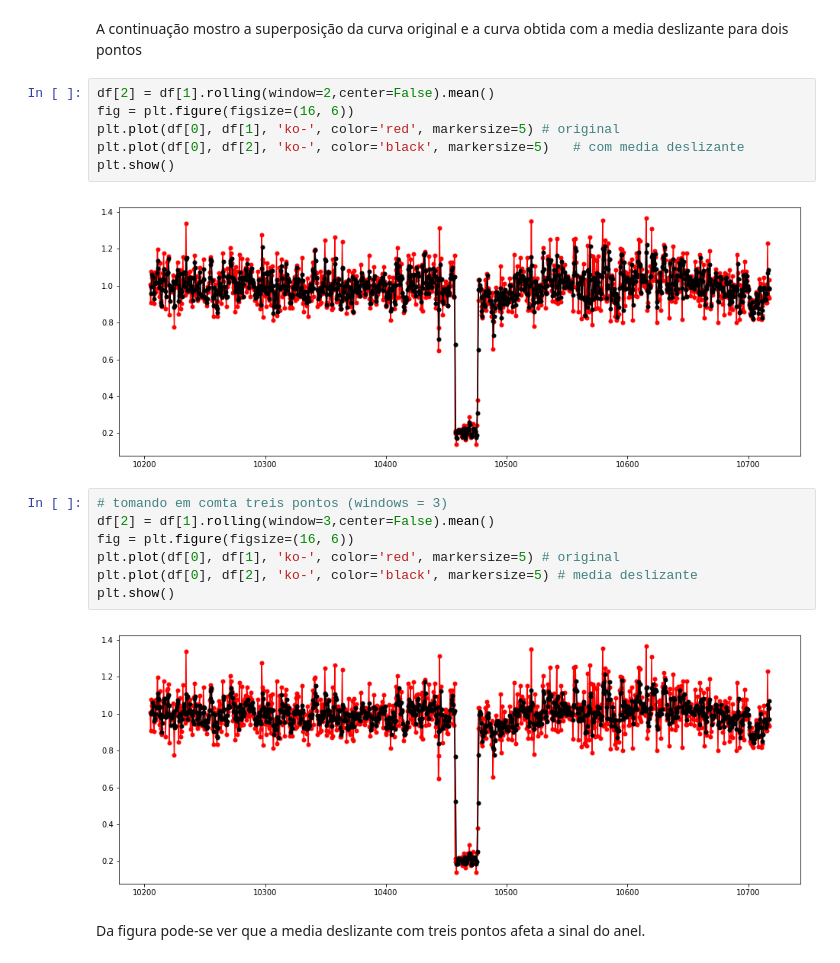
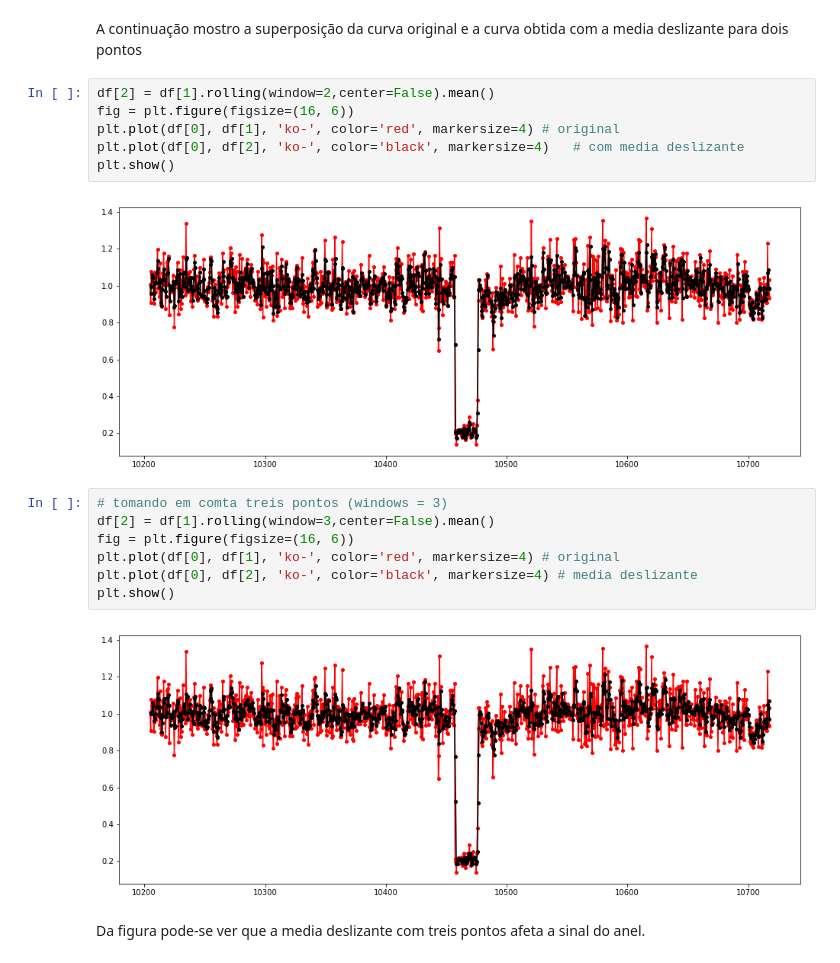
Before and after one commit to fredifqh/occu_chariklo, a Jupyter notebook: photometry_chariklo.ipynb, the cells around one changed output. Cells and saved outputs as stored; diff of their text form.

```diff
--- a/photometry_chariklo.ipynb
+++ b/photometry_chariklo.ipynb
@@ -34,20 +34,20 @@ A continuação mostro a superposição da curva original e a curva obtida com a
 # %%
 df[2] = df[1].rolling(window=2,center=False).mean()
 fig = plt.figure(figsize=(16, 6))
-plt.plot(df[0], df[1], 'ko-', color='red', markersize=5) # original
-plt.plot(df[0], df[2], 'ko-', color='black', markersize=5)   # com media deslizante
+plt.plot(df[0], df[1], 'ko-', color='red', markersize=4) # original
+plt.plot(df[0], df[2], 'ko-', color='black', markersize=4)   # com media deslizante
 plt.show()
 # %% [output]
-[figure, old version]
+[figure, new version]
 # %%
 # tomando em comta treis pontos (windows = 3)
 df[2] = df[1].rolling(window=3,center=False).mean()
 fig = plt.figure(figsize=(16, 6))
-plt.plot(df[0], df[1], 'ko-', color='red', markersize=5) # original
-plt.plot(df[0], df[2], 'ko-', color='black', markersize=5) # media deslizante
+plt.plot(df[0], df[1], 'ko-', color='red', markersize=4) # original
+plt.plot(df[0], df[2], 'ko-', color='black', markersize=4) # media deslizante
 plt.show()
 # %% [output]
-[figure, old version]
+[figure, new version]
 # %% [markdown]
 Da figura pode-se ver que a media deslizante com treis pontos afeta a sinal do anel.
 # %% [markdown]
```
Also changed, not shown: parts of 22 cells of this notebook.
